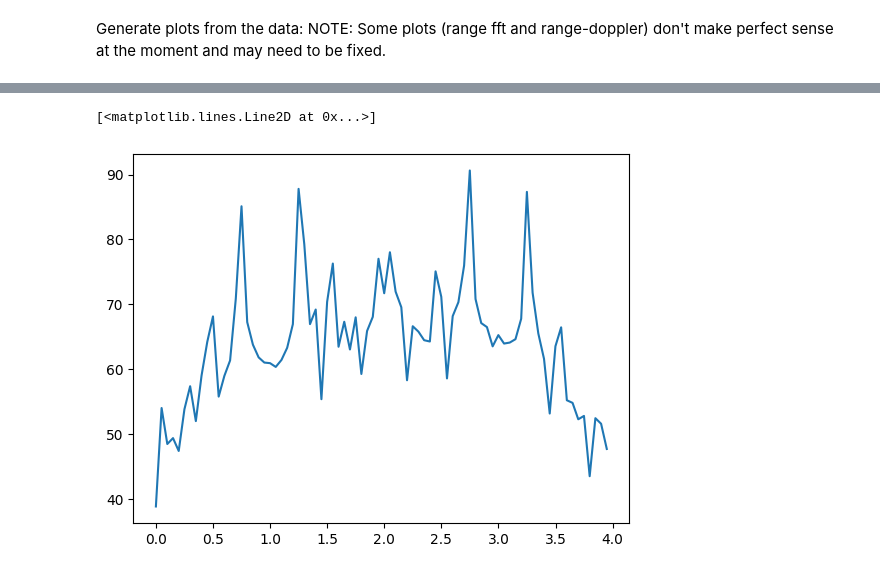
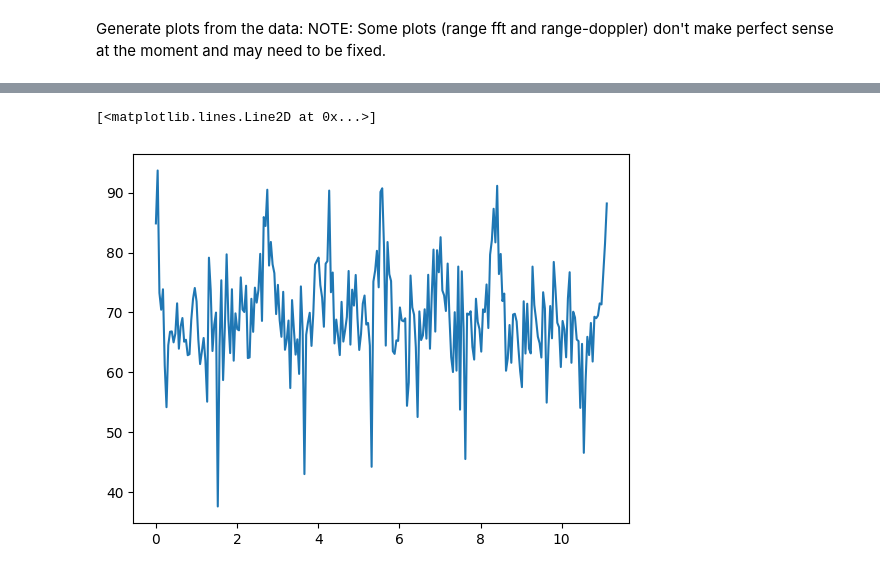
Before and after one commit to davidmhunt/CPSL_TI_Radar, a Jupyter notebook: utilities/process_adc_data.ipynb, the cells around one changed output, grey strips where cells are left out. Saved outputs shown, nothing was run; the diff lists cells and outputs as text; code cells hidden in the pictures.

```diff
--- a/utilities/process_adc_data.ipynb
+++ b/utilities/process_adc_data.ipynb
@@ -6,9 +6,9 @@ os.chdir("../CPSL_TI_Radar")
 from CPSL_TI_Radar.ConfigManager import ConfigManager
 
 #specify the configuration path
-config_folder_path = "/home/david/CPSL_TI_Radar/configurations"
-config_file = "DCA1000/custom_configs/ISAR_mocap.cfg"
-
+config_folder_path = "/home/david/Documents/CPSL_TI_Radar/configurations"
+#config_file = "DCA1000/custom_configs/ISAR_mocap.cfg"
+config_file = "DCA1000/IWR1843_configs/IWR1843_demo.cfg"
 path = os.path.join(config_folder_path,config_file)
 
 #initialize the config manager
@@ -51,8 +51,7 @@ chirps per frame:250
 # %%
 #load an adc_data file
-adc_file_path = "/home/david/Downloads/adc_data.bin"
+adc_file_path = "/home/david/Documents/CPSL_TI_Radar/CPSL_TI_Radar_cpp/build/adc_data.bin"
 data = np.fromfile(adc_file_path,dtype=np.int16)
-
 #convert the data into real and complex
 data = data.reshape(2,-1)
 
@@ -70,9 +69,9 @@ NOTE: Some plots (range fft and range-doppler) don't make perfect sense at the m
 # %%
 #plot the adc samples
 
-frame = 0
-chirp = 0
-rx_antenna = 0
+frame = 10
+chirp = 7
+rx_antenna = 1
 
 samples = adc_data_cube[frame,rx_antenna,:,chirp]
 
@@ -84,22 +83,24 @@ plt.plot(np.imag(samples))
 # %%
 # plot the range FFT
-frame = 6
-chirp = 0
-rx_antenna = 0
-
 samples = adc_data_cube[frame,rx_antenna,:,chirp]
 
-data = 20* np.abs(
-    np.log10(
-        np.fft.fftshift(
-            np.fft.fft(samples, axis=0)
-        )
+# data = 20* np.abs(
+#     np.log10(
+#         np.fft.fftshift(
+#             np.fft.fft(samples, axis=0)
+#         )
+#     )
+# )
+
+data = 20 * np.abs(
+    np.log10(np.fft.fftshift(
+        np.fft.fft(samples))
     )
 )
 
 plt.plot(range_bins,data)
 # %% [output]
 [<matplotlib.lines.Line2D at 0x...>]
-[figure, old version]
+[figure, new version]
 # %%
 # plot the range Doppler plot
```
Also changed, not shown: parts of 4 cells of this notebook, 7 other files.
